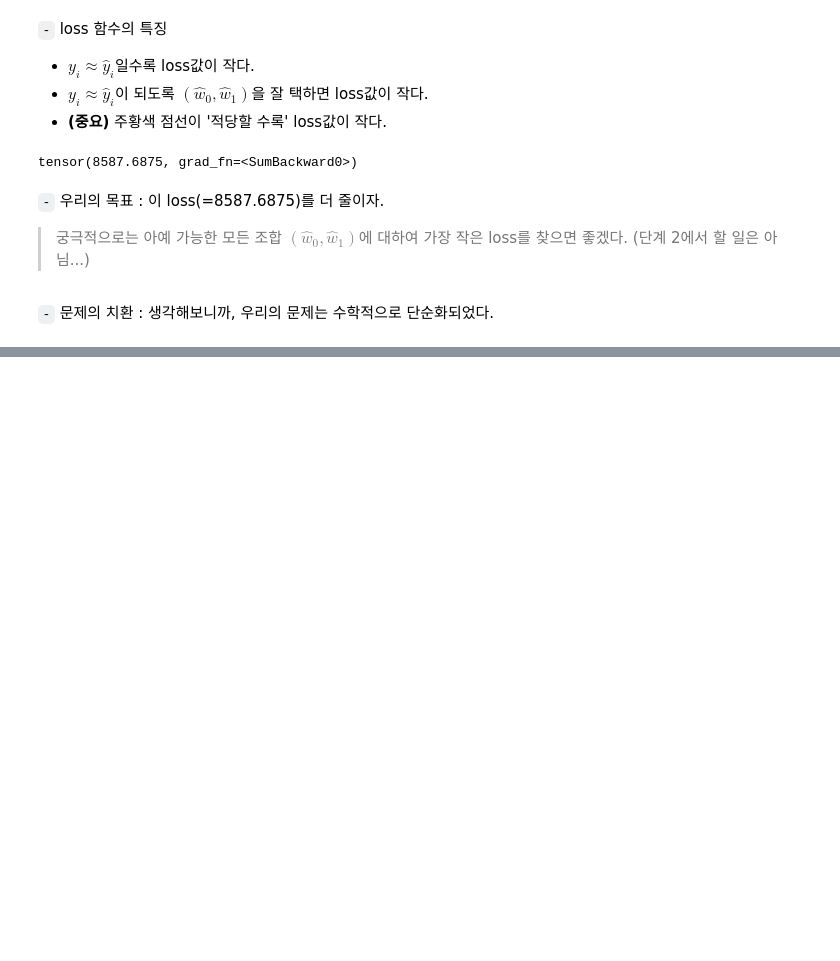
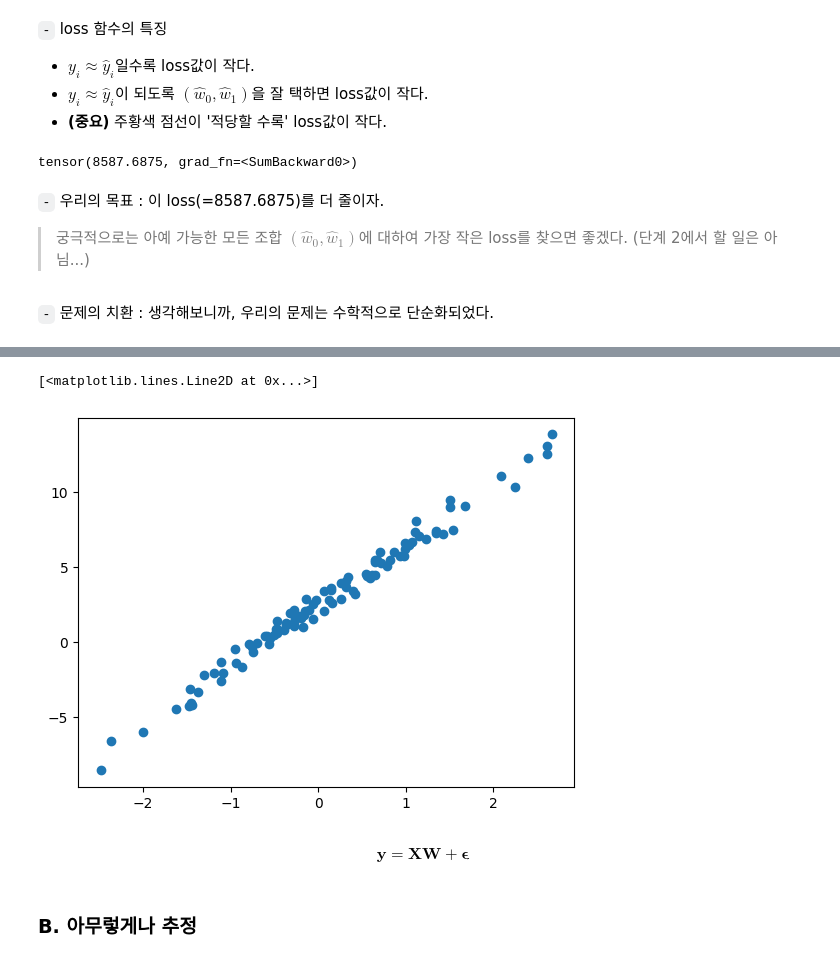
Before and after one commit to HollyRiver/DL2024, a Jupyter notebook: course/0411.ipynb, the cells around one changed output, grey strips where cells are left out. Drawn from its saved outputs; the diff is of its cells as text; code cells hidden in the pictures; blank space fills up the shorter version.

```diff
--- a/course/0411.ipynb
+++ b/course/0411.ipynb
@@ -139,0 +168,35 @@ tensor(8587.6875, grad_fn=<SumBackward0>)
+# %%
+temp = [-2.4821, -2.3621, -1.9973, -1.6239, -1.4792, -1.4635, -1.4509, -1.4435,
+        -1.3722, -1.3079, -1.1904, -1.1092, -1.1054, -1.0875, -0.9469, -0.9319,
+        -0.8643, -0.7858, -0.7549, -0.7421, -0.6948, -0.6103, -0.5830, -0.5621,
+        -0.5506, -0.5058, -0.4806, -0.4738, -0.4710, -0.4676, -0.3874, -0.3719,
+        -0.3688, -0.3159, -0.2775, -0.2772, -0.2734, -0.2721, -0.2668, -0.2155,
+        -0.2000, -0.1816, -0.1708, -0.1565, -0.1448, -0.1361, -0.1057, -0.0603,
+        -0.0559, -0.0214,  0.0655,  0.0684,  0.1195,  0.1420,  0.1521,  0.1568,
+         0.2646,  0.2656,  0.3157,  0.3220,  0.3461,  0.3984,  0.4190,  0.5443,
+         0.5579,  0.5913,  0.6148,  0.6469,  0.6469,  0.6523,  0.6674,  0.7059,
+         0.7141,  0.7822,  0.8154,  0.8668,  0.9291,  0.9804,  0.9853,  0.9941,
+         1.0376,  1.0393,  1.0697,  1.1024,  1.1126,  1.1532,  1.2289,  1.3403,
+         1.3494,  1.4279,  1.4994,  1.5031,  1.5437,  1.6789,  2.0832,  2.2444,
+         2.3935,  2.6056,  2.6057,  2.6632]
+# %%
+sales= [-8.5420, -6.5767, -5.9496, -4.4794, -4.2516, -3.1326, -4.0239, -4.1862,
+        -3.3403, -2.2027, -2.0262, -2.5619, -1.3353, -2.0466, -0.4664, -1.3513,
+        -1.6472, -0.1089, -0.3071, -0.6299, -0.0438,  0.4163,  0.4166, -0.0943,
+         0.2662,  0.4591,  0.8905,  0.8998,  0.6314,  1.3845,  0.8085,  1.2594,
+         1.1211,  1.9232,  1.0619,  1.3552,  2.1161,  1.1437,  1.6245,  1.7639,
+         1.6022,  1.7465,  0.9830,  1.7824,  2.1116,  2.8621,  2.1165,  1.5226,
+         2.5572,  2.8361,  3.3956,  2.0679,  2.8140,  3.4852,  3.6059,  2.5966,
+         2.8854,  3.9173,  3.6527,  4.1029,  4.3125,  3.4026,  3.2180,  4.5686,
+         4.3772,  4.3075,  4.4895,  4.4827,  5.3170,  5.4987,  5.4632,  6.0328,
+         5.2842,  5.0539,  5.4538,  6.0337,  5.7250,  5.7587,  6.2020,  6.5992,
+         6.4621,  6.5140,  6.6846,  7.3497,  8.0909,  7.0794,  6.8667,  7.4229,
+         7.2544,  7.1967,  9.5006,  9.0339,  7.4887,  9.0759, 11.0946, 10.3260,
+        12.2665, 13.0983, 12.5468, 13.8340]
+# %%
+plt.plot(temp, sales, 'o')
+# %% [output]
+[<matplotlib.lines.Line2D at 0x...>]
+[figure, added]
+# %% [markdown]
+$$\boldsymbol{y} = \boldsymbol{XW} + \boldsymbol{\epsilon}$$
@@ -139,0 +211,2 @@ tensor(8587.6875, grad_fn=<SumBackward0>)
+# %% [markdown]
+### **B. 아무렇게나 추정**
```
Also changed, not shown: parts of 35 cells of this notebook.
